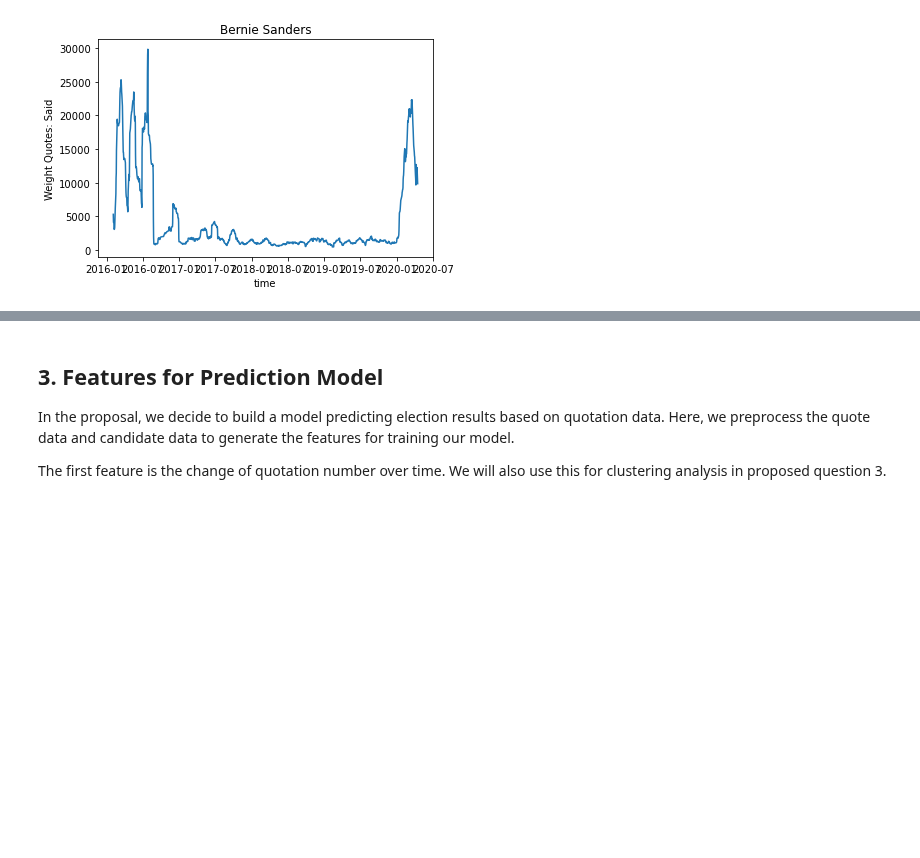
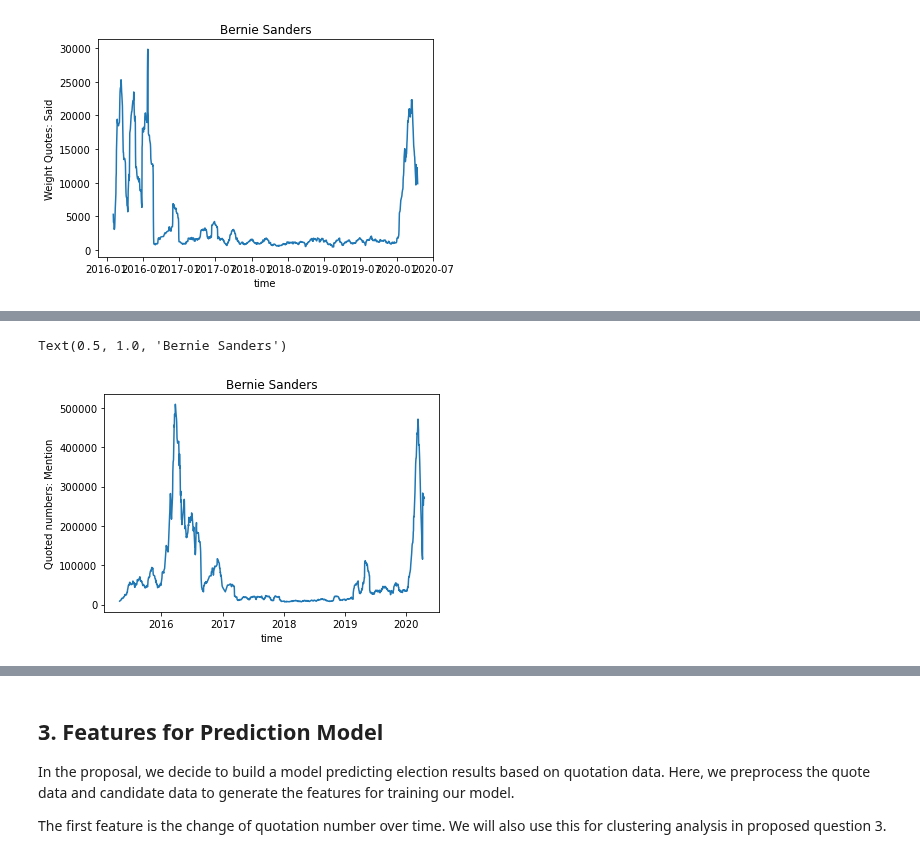
Before and after one commit to epfl-ada/ada-2021-project-chilldatagroup, a Jupyter notebook: Milestone2.ipynb, the cells around one changed output, grey strips where cells are left out. Cells and saved outputs as stored; diff of their text form; code cells hidden in the pictures; blank space fills up the shorter version.

```diff
--- a/Milestone2.ipynb
+++ b/Milestone2.ipynb
@@ -500,0 +501,24 @@ candidate_quotes.sample(5)
+# %%
+# assign weights to quotes said by candidates
+n_hit = 0
+for i in candidate_quotes_mention.index:
+    urls = candidate_quotes_mention.at[i,'urls']
+    weight_ = 0
+    for url in urls: # Some URL here is actually a list (there are lists in list), not sure why it happens
+        if isinstance(url, list):
+            for url_ in url:
+                webdomain = get_tld(url_, as_object=True).domain # when it is a list, the multiply urls point to the same website
+                if webdomain in weight_dict.keys():
+                    weight_ = weight_ + weight_dict[webdomain]
+                    n_hit = n_hit + 1
+                else:
+                    weight_ = weight_ + random_view
+        else:
+            webdomain = get_tld(url, as_object=True).domain # when it is a list, the multiply urls point to the same website
+            if webdomain in weight_dict.keys():
+                weight_ = weight_ + weight_dict[webdomain]
+                n_hit = n_hit + 1
+            else:
+                weight_ = weight_ + random_view
+    candidate_quotes_mention.at[i,'views'] = weight_
+print('For quotes mentioning candidates, we found {} numbers of quotation occurrences from top 30'.format(n_hit))
@@ -500,0 +527,4 @@ candidate_quotes.sample(5)
+# %%
+# Multiply views by normalization factors
+candidate_quotes_mention['normalize_views'] = candidate_quotes_mention['views']*candidate_quotes_mention['normalize_factor']
+candidate_quotes_mention.sample(5)
@@ -549,0 +590,4 @@ We notice very little change on the pearson coefficient and p-value when compari
+# %%
+# obtain normalized views by day
+candidate_quotes_mention_byday = candidate_quotes_mention.groupby(['mention', 'date_only'])['normalize_views'].sum()
+candidate_quotes_mention_byday
@@ -549,0 +608,9 @@ We notice very little change on the pearson coefficient and p-value when compari
+# %%
+# For example, we can visualize the normalized view changes of Bernie Sanders
+candidate_quotes_mention_byday['BERNIE SANDERS'].rolling(window=30).sum().plot() # one months average
+plt.xlabel('time')
+plt.ylabel('Quoted numbers: Mention')
+plt.title('Bernie Sanders')
+# %% [output]
+Text(0.5, 1.0, 'Bernie Sanders')
+[figure, added]
```
Also changed, not shown: parts of 22 cells of this notebook.
